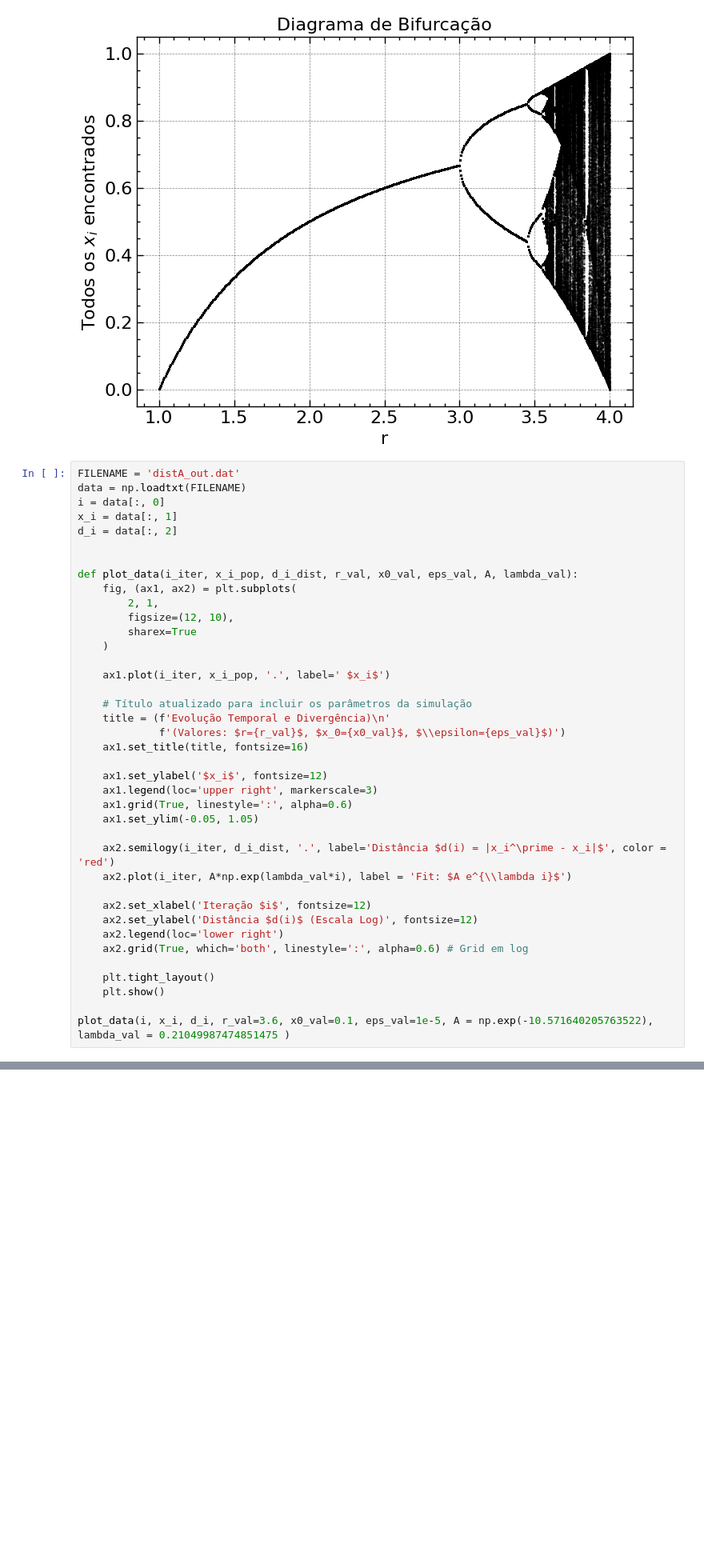
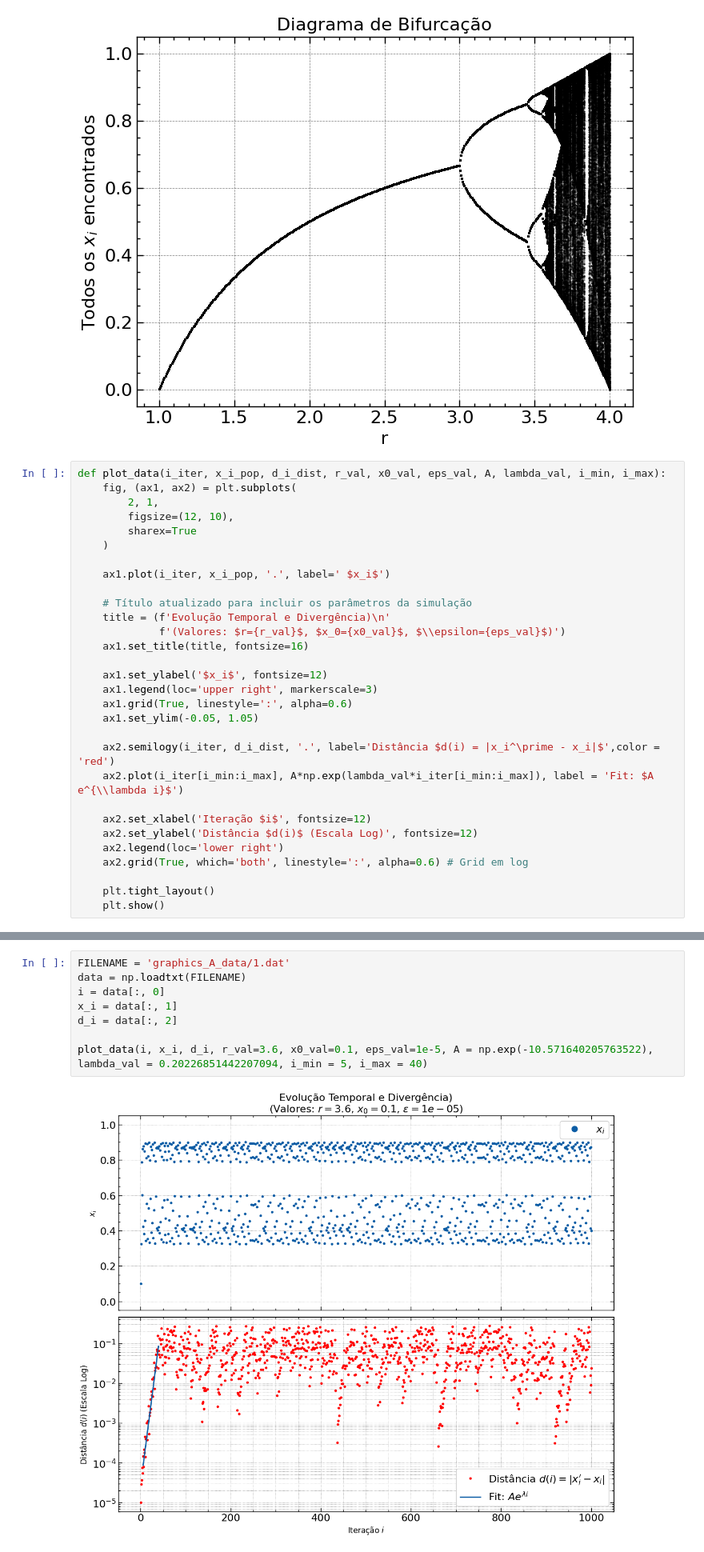
Before and after one commit to matncb/introfiscomp, a Jupyter notebook: P5/graphics.ipynb, the cells around one changed output, grey strips where cells are left out. Shown at 80% size. Cells and saved outputs as stored; diff of their text form; blank space fills up the shorter version.

```diff
--- a/P5/graphics.ipynb
+++ b/P5/graphics.ipynb
@@ -122,14 +122,7 @@ plt.ylabel("Todos os $x_i$ encontrados")
 Text(0, 0.5, 'Todos os $x_i$ encontrados')
 [figure]
 # %%
-FILENAME = 'distA_out.dat'
-data = np.loadtxt(FILENAME)
-i = data[:, 0]
-x_i = data[:, 1]
-d_i = data[:, 2]
-
-
-def plot_data(i_iter, x_i_pop, d_i_dist, r_val, x0_val, eps_val, A, lambda_val):
+def plot_data(i_iter, x_i_pop, d_i_dist, r_val, x0_val, eps_val, A, lambda_val, i_min, i_max):
     fig, (ax1, ax2) = plt.subplots(
         2, 1,
         figsize=(12, 10),
@@ -148,8 +141,8 @@ def plot_data(i_iter, x_i_pop, d_i_dist, r_val, x0_val, eps_val, A, lambda_val):
     ax1.grid(True, linestyle=':', alpha=0.6)
     ax1.set_ylim(-0.05, 1.05)
 
-    ax2.semilogy(i_iter, d_i_dist, '.', label='Distância $d(i) = |x_i^\prime - x_i|$', color = 'red')
-    ax2.plot(i_iter, A*np.exp(lambda_val*i), label = 'Fit: $A e^{\\lambda i}$')
+    ax2.semilogy(i_iter, d_i_dist, '.', label='Distância $d(i) = |x_i^\prime - x_i|$',color = 'red')
+    ax2.plot(i_iter[i_min:i_max], A*np.exp(lambda_val*i_iter[i_min:i_max]), label = 'Fit: $A e^{\\lambda i}$')
 
     ax2.set_xlabel('Iteração $i$', fontsize=12)
     ax2.set_ylabel('Distância $d(i)$ (Escala Log)', fontsize=12)
@@ -158,5 +151,3 @@ def plot_data(i_iter, x_i_pop, d_i_dist, r_val, x0_val, eps_val, A, lambda_val):
 
     plt.tight_layout()
     plt.show()
-
-plot_data(i, x_i, d_i, r_val=3.6, x0_val=0.1, eps_val=1e-5, A = np.exp(-10.571640205763522), lambda_val = 0.21049987474851475 )
@@ -164,0 +154,10 @@ plot_data(i, x_i, d_i, r_val=3.6, x0_val=0.1, eps_val=1e-5, A = np.exp(-10.57164
+# %%
+FILENAME = 'graphics_A_data/1.dat'
+data = np.loadtxt(FILENAME)
+i = data[:, 0]
+x_i = data[:, 1]
+d_i = data[:, 2]
+
+plot_data(i, x_i, d_i, r_val=3.6, x0_val=0.1, eps_val=1e-5, A = np.exp(-10.571640205763522), lambda_val = 0.20226851442207094, i_min = 5, i_max = 40)
+# %% [output]
+[figure, added]
```
Also changed, not shown: parts of 1 cell of this notebook, 5 other files.
